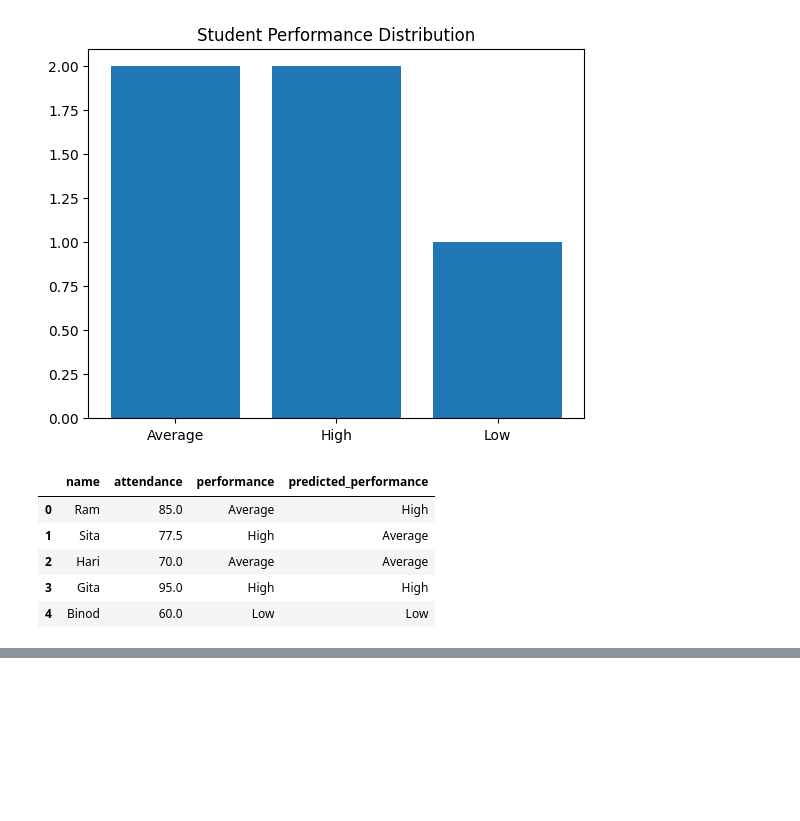
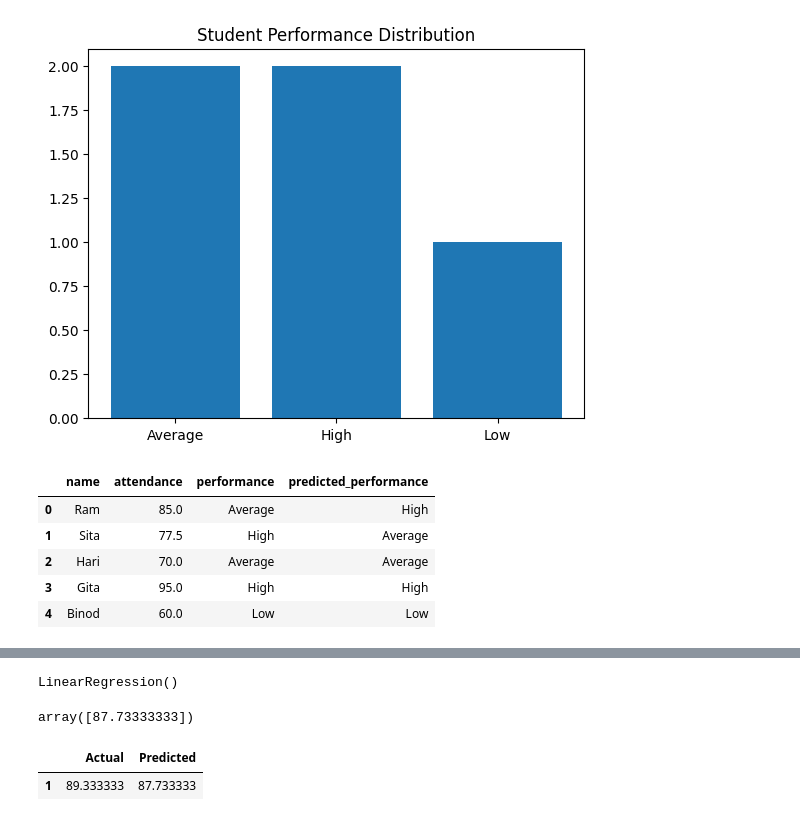
Before and after one commit to UpalKarki/student-performance-analysis, a Jupyter notebook: notebooks/analysis.ipynb, the cells around one changed output, grey strips where cells are left out. Drawn from its saved outputs; the diff is of its cells as text; code cells hidden in the pictures; blank space fills up the shorter version.

Commit message:
Day 10: Train first ML model and save predictions

```diff
--- a/notebooks/analysis.ipynb
+++ b/notebooks/analysis.ipynb
@@ -486,0 +505,27 @@ df.to_csv(output_path, index=False)
+# %%
+X = df[['attendance']]
+y = df['average']
+# %%
+X_train, X_test, y_train, y_test = train_test_split(
+    X, y, test_size=0.2, random_state=42
+)
+# %%
+model = LinearRegression()
+model.fit(X_train, y_train)
+# %% [output]
+LinearRegression()
+# %%
+predictions = model.predict(X_test)
+predictions
+# %% [output]
+array([87.73333333])
+# %%
+comparison = pd.DataFrame({
+    "Actual": y_test,
+    "Predicted": predictions
+})
+
+comparison
+# %% [output]
+|  | Actual | Predicted |
+| 1 | 89.333333 | 87.733333 |
```
Also changed, not shown: parts of 4 cells of this notebook, 1 other file.
